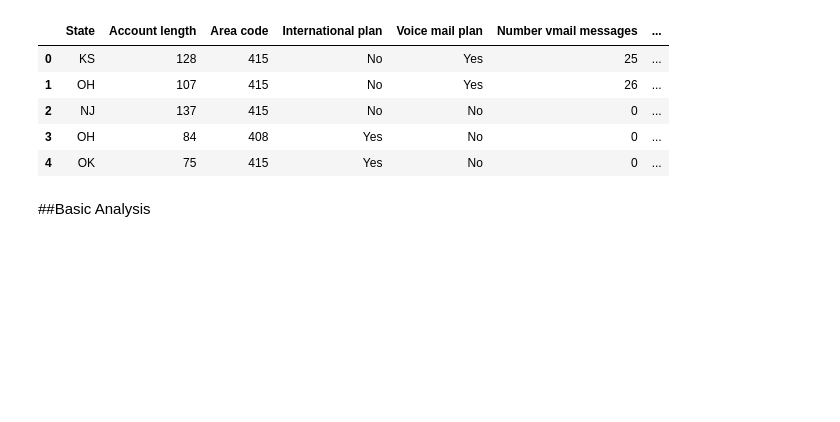
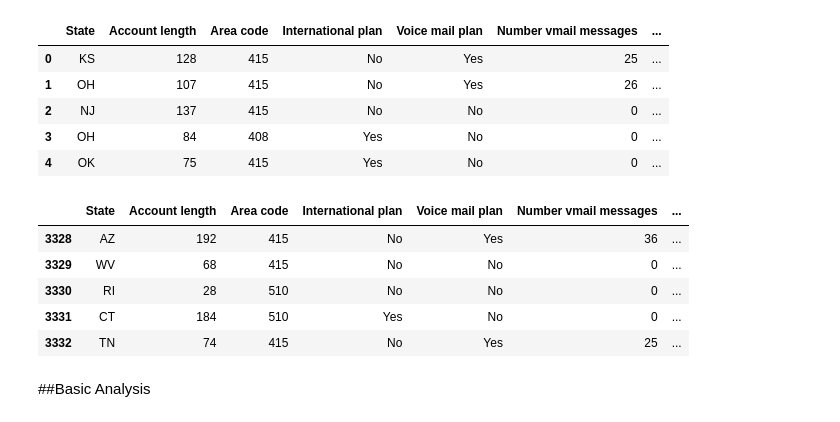
Before and after one commit to Roy-Subhankar/Telecom-Churn-Analysis, a Jupyter notebook: Subhankar_Roy_Capstone_Project.ipynb, the cells around one changed output. Drawn from its saved outputs; the diff is of its cells as text; code cells hidden in the pictures; blank space fills up the shorter version.

```diff
--- a/Subhankar_Roy_Capstone_Project.ipynb
+++ b/Subhankar_Roy_Capstone_Project.ipynb
@@ -30,6 +30,15 @@ df.head()
 | 2 | NJ | 137 | 415 | No | No | 0 | ... |
 | 3 | OH | 84 | 408 | Yes | No | 0 | ... |
 | 4 | OK | 75 | 415 | Yes | No | 0 | ... |
+# %%
+df.tail()
+# %% [output]
+|  | State | Account length | Area code | International plan | Voice mail plan | Number vmail messages | ... |
+| 3328 | AZ | 192 | 415 | No | Yes | 36 | ... |
+| 3329 | WV | 68 | 415 | No | No | 0 | ... |
+| 3330 | RI | 28 | 510 | No | No | 0 | ... |
+| 3331 | CT | 184 | 510 | Yes | No | 0 | ... |
+| 3332 | TN | 74 | 415 | No | Yes | 25 | ... |
 # %% [markdown]
 ##Basic Analysis
 # %%
```
Also changed, not shown: parts of 3 cells of this notebook.
